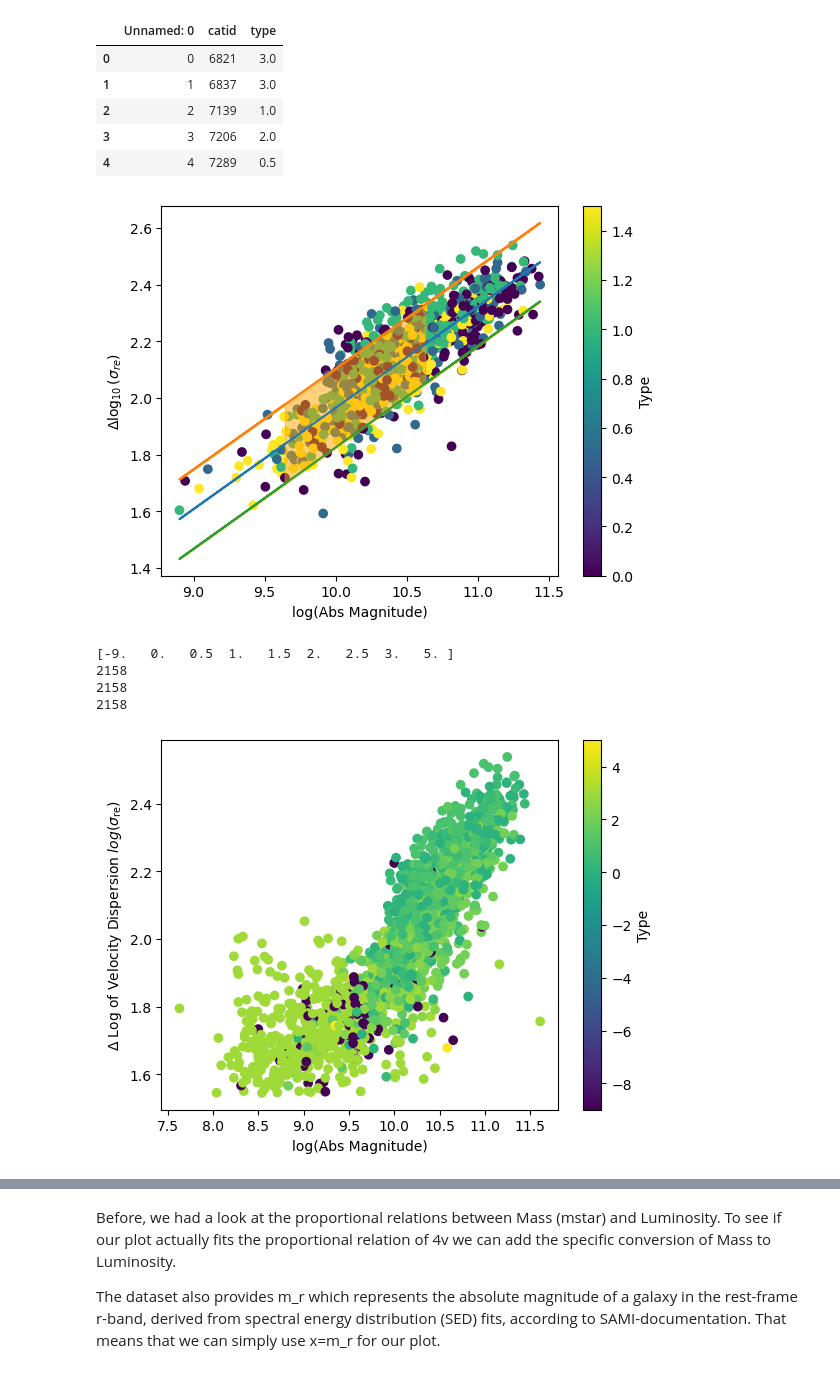
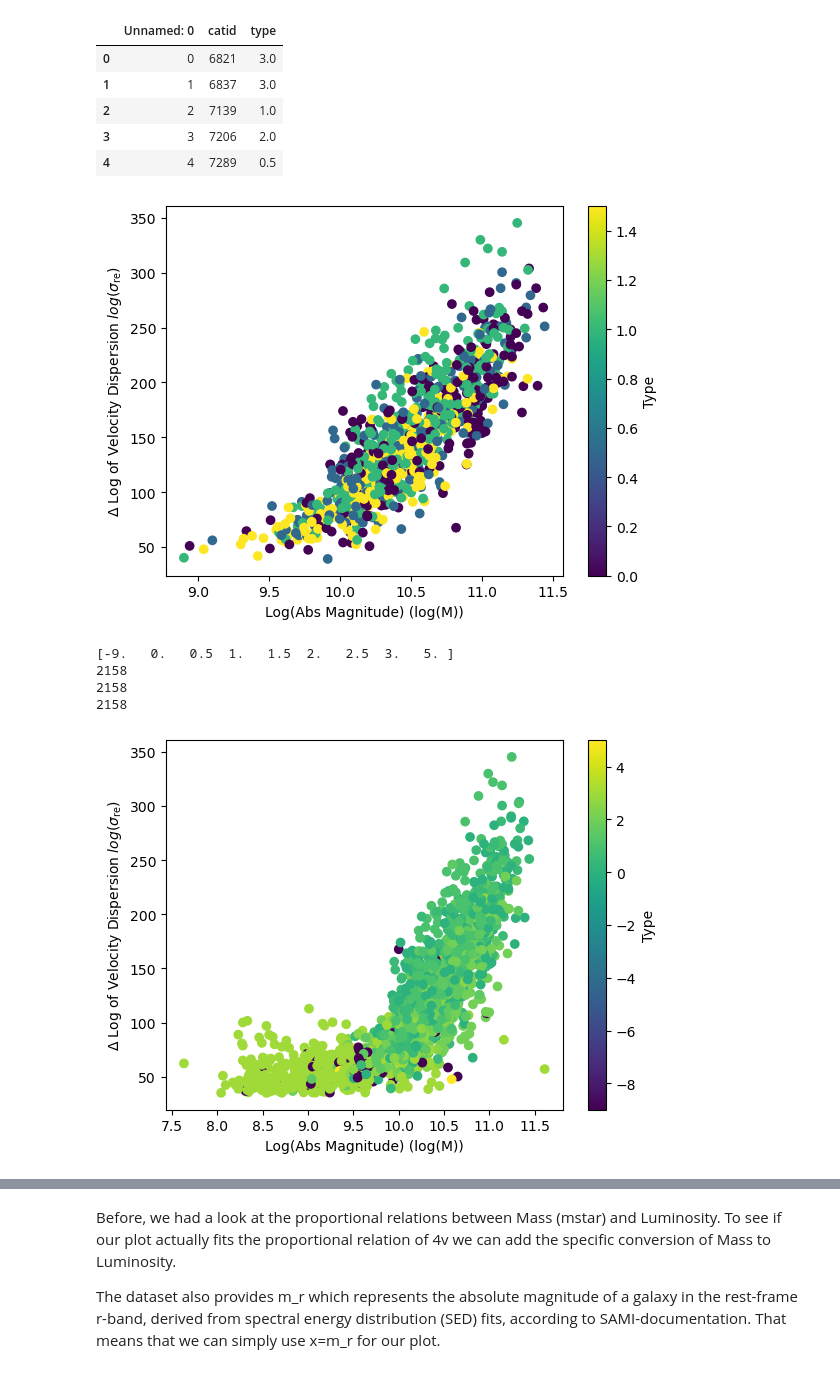
Before and after one commit to lina-pp/PHYS3116_Group3, a Jupyter notebook: Faber-Jackson.ipynb, the cells around one changed output, grey strips where cells are left out. Drawn from its saved outputs; the diff is of its cells as text; code cells hidden in the pictures.

```diff
--- a/Faber-Jackson.ipynb
+++ b/Faber-Jackson.ipynb
@@ -178,49 +144,18 @@ VM.head()
 # %%
 ### This one is like the normal one -> think I might take the best bits of both and make it into a good one
 ## also there is an error coloumn in Stela kinematics SIGMA_RE_ERR -> might want to use?
-
-
-## use error to change the linear line, also could
-
-
 plt.scatter(
     mstar,
-    np.log10(sigma_re),
+    sigma_re,
     c=type
 )
 
-def relation(Mag, k, b):
-    return k * Mag + b
-
-
-params, covariance = curve_fit(relation, mstar, np.log10(sigma_re))
-
-k = params[0]
-b = params[1]
-
-variance =  M**2 * covariance[0,0] + covariance[1,1] + 2*M*covariance[0,1]
-
-sigma_fit = np.sqrt(variance)
-
-fit = relation(mstar,k,b)
-
-max_fit = fit + sigma_fit
-min_fit = fit - sigma_fit
-
-plt.plot(mstar, fit)
-plt.plot(mstar, max_fit)
-plt.plot(mstar, min_fit)
-plt.fill_between(mstar, min_fit, max_fit, color="orange", alpha = 0.5)
-
-
-plt.xlabel("log(Abs Magnitude)")
-#plt.ylabel("$\\Delta$ Log of Velocity Dispersion $log(\\sigma_{\\text{re}})$")
-plt.ylabel(r"$\Delta \log_{10}(\sigma_{re})$")
-
+plt.xlabel("Log(Abs Magnitude) (log(M))")
+plt.ylabel("$\\Delta$ Log of Velocity Dispersion $log(\\sigma_{\\text{re}})$")
 cbar = plt.colorbar()
 cbar.set_label('Type')
 # %% [output]
-[figure, old version]
+[figure, new version]
 # %%
 skiprow, catid, type, sigma_re, mstar = np.loadtxt('cleaned_data_all.txt', unpack=True)
 
@@ -230,11 +165,11 @@ print(len(type))
 print(len(mstar))
 plt.scatter(
     mstar,
-    np.log10(sigma_re),
+    sigma_re,
     c=type
 )
 
-plt.xlabel("log(Abs Magnitude)")
+plt.xlabel("Log(Abs Magnitude) (log(M))")
 plt.ylabel("$\\Delta$ Log of Velocity Dispersion $log(\\sigma_{\\text{re}})$")
 cbar = plt.colorbar()
 cbar.set_label('Type')
@@ -243,6 +178,6 @@ cbar.set_label('Type')
 2158
 2158
 2158
-[figure, old version]
+[figure, new version]
 # %%
 # this could be a residuals
```
Also changed, not shown: parts of 10 cells of this notebook.
